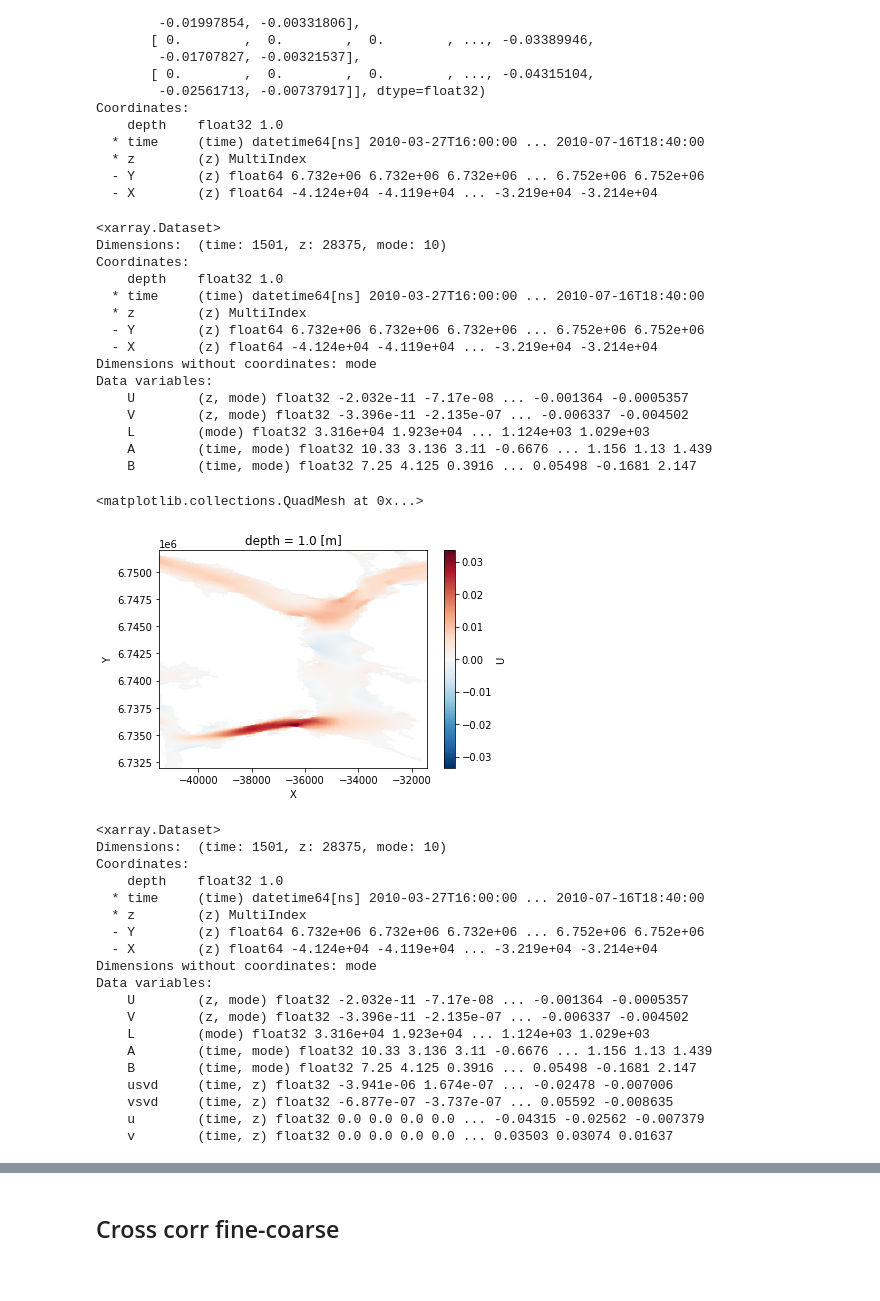
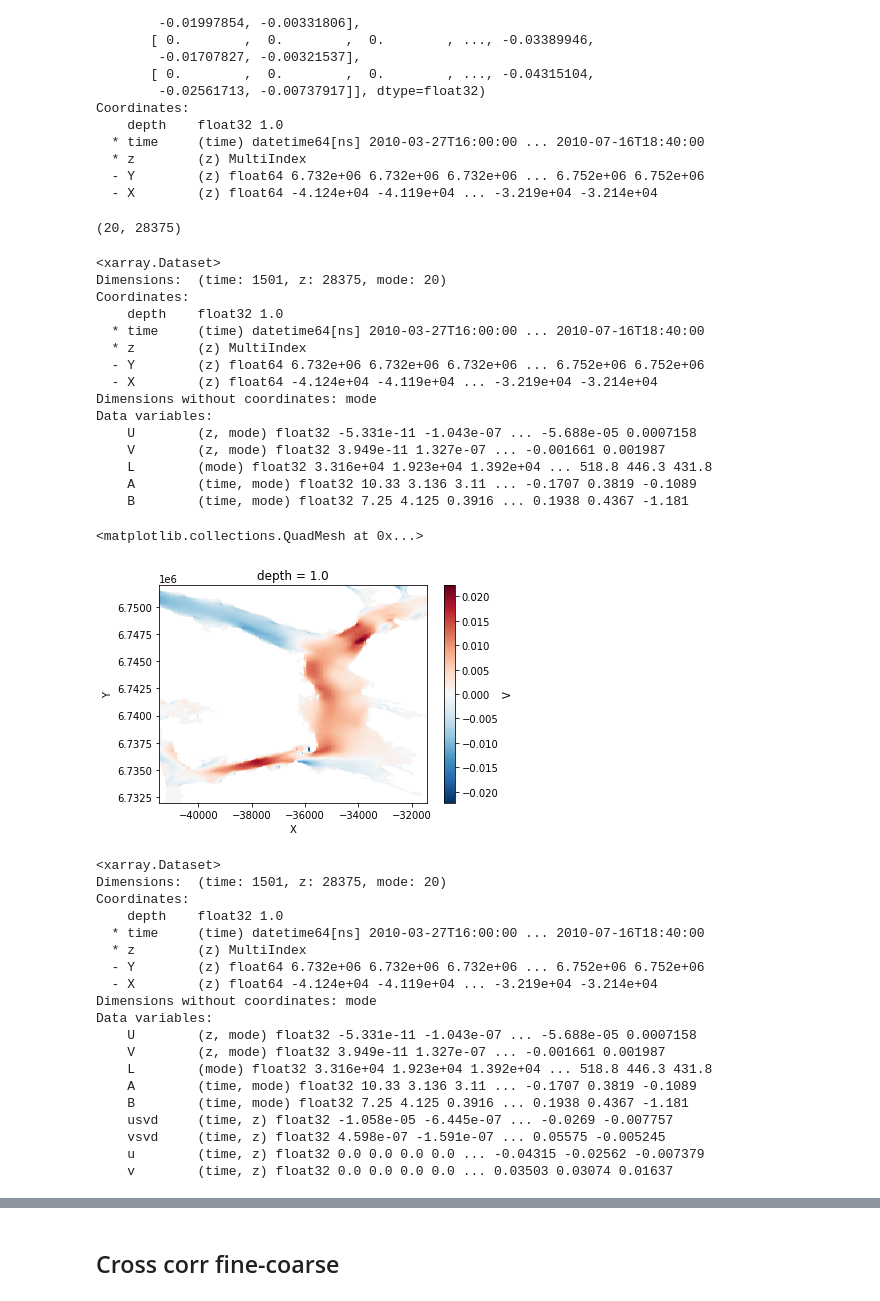
Before and after one commit to galendal/FACTS, a Jupyter notebook: MCA.ipynb, the cells around one changed output, grey strips where cells are left out. Cells and saved outputs as stored; diff of their text form; code cells hidden in the pictures.

```diff
--- a/MCA.ipynb
+++ b/MCA.ipynb
@@ -112,10 +130,14 @@ Coordinates:
   - X        (z) float64 -4.124e+04 -4.119e+04 ... -3.219e+04 -3.214e+04
 # %%
 C=u.data.T@v.data
-N=10
+N=20
 random_state=0
 # %%
 U,L,Vt=randomized_svd(C,N,random_state=random_state)
+# %%
+np.shape(Vt)
+# %% [output]
+(20, 28375)
 # %%
 A=u.data@U
 B=v.data@Vt.T
@@ -130,7 +152,7 @@ res['B']=(('time','mode'),B)
 res
 # %% [output]
 <xarray.Dataset>
-Dimensions:  (time: 1501, z: 28375, mode: 10)
+Dimensions:  (time: 1501, z: 28375, mode: 20)
 Coordinates:
     depth    float32 1.0
   * time     (time) datetime64[ns] 2010-03-27T16:00:00 ... 2010-07-16T18:40:00
@@ -139,16 +161,16 @@ Coordinates:
   - X        (z) float64 -4.124e+04 -4.119e+04 ... -3.219e+04 -3.214e+04
 Dimensions without coordinates: mode
 Data variables:
-    U        (z, mode) float32 -2.032e-11 -7.17e-08 ... -0.001364 -0.0005357
-    V        (z, mode) float32 -3.396e-11 -2.135e-07 ... -0.006337 -0.004502
-    L        (mode) float32 3.316e+04 1.923e+04 ... 1.124e+03 1.029e+03
-    A        (time, mode) float32 10.33 3.136 3.11 -0.6676 ... 1.156 1.13 1.439
-    B        (time, mode) float32 7.25 4.125 0.3916 ... 0.05498 -0.1681 2.147
+    U        (z, mode) float32 -5.331e-11 -1.043e-07 ... -5.688e-05 0.0007158
+    V        (z, mode) float32 3.949e-11 1.327e-07 ... -0.001661 0.001987
+    L        (mode) float32 3.316e+04 1.923e+04 1.392e+04 ... 518.8 446.3 431.8
+    A        (time, mode) float32 10.33 3.136 3.11 ... -0.1707 0.3819 -0.1089
+    B        (time, mode) float32 7.25 4.125 0.3916 ... 0.1938 0.4367 -1.181
 # %%
-res.U.isel(mode=0).unstack('z').plot()
+res.V.isel(mode=0).unstack('z').plot()
 # %% [output]
 <matplotlib.collections.QuadMesh at 0x...>
-[figure, old version]
+[figure, new version]
 # %%
 res['usvd']=(('time','z'),res.A.data@res.U.data.T)
 res['vsvd']=(('time','z'),res.B.data@res.V.data.T)
@@ -157,7 +179,7 @@ res['v']=v
 res
 # %% [output]
 <xarray.Dataset>
-Dimensions:  (time: 1501, z: 28375, mode: 10)
+Dimensions:  (time: 1501, z: 28375, mode: 20)
 Coordinates:
     depth    float32 1.0
   * time     (time) datetime64[ns] 2010-03-27T16:00:00 ... 2010-07-16T18:40:00
@@ -166,12 +188,12 @@ Coordinates:
   - X        (z) float64 -4.124e+04 -4.119e+04 ... -3.219e+04 -3.214e+04
 Dimensions without coordinates: mode
 Data variables:
-    U        (z, mode) float32 -2.032e-11 -7.17e-08 ... -0.001364 -0.0005357
-    V        (z, mode) float32 -3.396e-11 -2.135e-07 ... -0.006337 -0.004502
-    L        (mode) float32 3.316e+04 1.923e+04 ... 1.124e+03 1.029e+03
-    A        (time, mode) float32 10.33 3.136 3.11 -0.6676 ... 1.156 1.13 1.439
-    B        (time, mode) float32 7.25 4.125 0.3916 ... 0.05498 -0.1681 2.147
-    usvd     (time, z) float32 -3.941e-06 1.674e-07 ... -0.02478 -0.007006
-    vsvd     (time, z) float32 -6.877e-07 -3.737e-07 ... 0.05592 -0.008635
+    U        (z, mode) float32 -5.331e-11 -1.043e-07 ... -5.688e-05 0.0007158
+    V        (z, mode) float32 3.949e-11 1.327e-07 ... -0.001661 0.001987
+    L        (mode) float32 3.316e+04 1.923e+04 1.392e+04 ... 518.8 446.3 431.8
+    A        (time, mode) float32 10.33 3.136 3.11 ... -0.1707 0.3819 -0.1089
+    B        (time, mode) float32 7.25 4.125 0.3916 ... 0.1938 0.4367 -1.181
+    usvd     (time, z) float32 -1.058e-05 -6.445e-07 ... -0.0269 -0.007757
+    vsvd     (time, z) float32 4.598e-07 -1.591e-07 ... 0.05575 -0.005245
     u        (time, z) float32 0.0 0.0 0.0 0.0 ... -0.04315 -0.02562 -0.007379
     v        (time, z) float32 0.0 0.0 0.0 0.0 ... 0.03503 0.03074 0.01637
```
Also changed, not shown: parts of 11 cells of this notebook.
